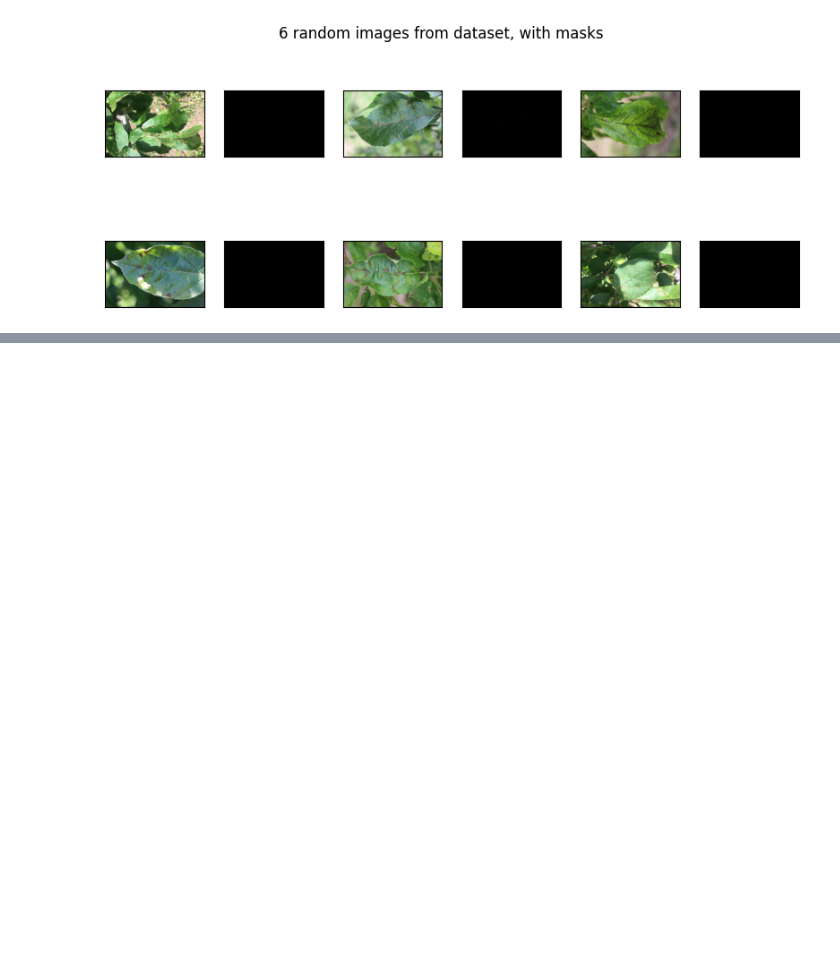
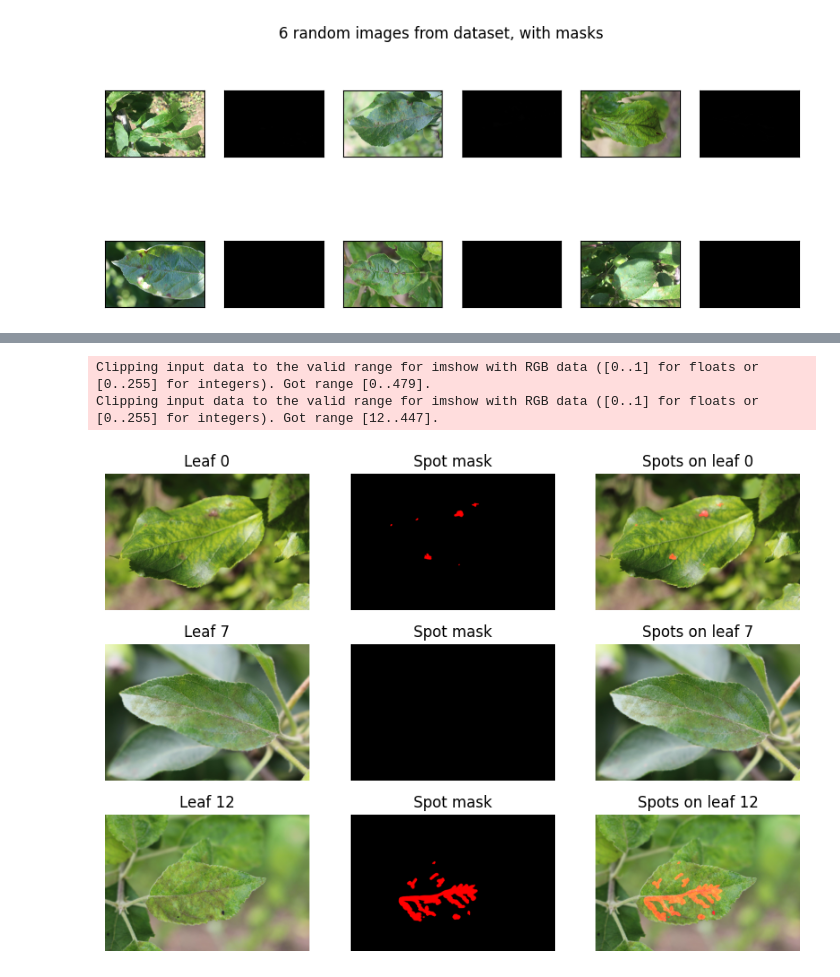
Before and after one commit to FedericoGritti/leaf_disease_segmentation_project, a Jupyter notebook: project_test_biddiscombe.ipynb, the cells around one changed output, grey strips where cells are left out. Saved outputs shown, nothing was run; the diff lists cells and outputs as text; code cells hidden in the pictures; blank space fills up the shorter version.

```diff
--- a/project_test_biddiscombe.ipynb
+++ b/project_test_biddiscombe.ipynb
@@ -189,0 +294,14 @@ plt.imshow(gray_img)
+# %%
+f, (axs1, axs2, axs3) = plt.subplots(nrows=3, ncols=3)
+f.set_figwidth(10)
+f.set_figheight(7)
+
+
+# test
+plot_leaf_and_mask_in_axs("0", path_to_images + img_name_system + "0.jpg", path_to_masks + mask_name_system + "0.png", axs1)
+plot_leaf_and_mask_in_axs("7", path_to_images + img_name_system + "7.jpg", path_to_masks + mask_name_system + "7.png", axs2)
+plot_leaf_and_mask_in_axs("12", path_to_images + img_name_system + "12.jpg", path_to_masks + mask_name_system + "12.png", axs3)
+# %% [output]
+Clipping input data to the valid range for imshow with RGB data ([0..1] for floats or [0..255] for integers). Got range [0..479].
+Clipping input data to the valid range for imshow with RGB data ([0..1] for floats or [0..255] for integers). Got range [12..447].
+[figure, added]
```
Also changed, not shown: parts of 6 cells of this notebook.
